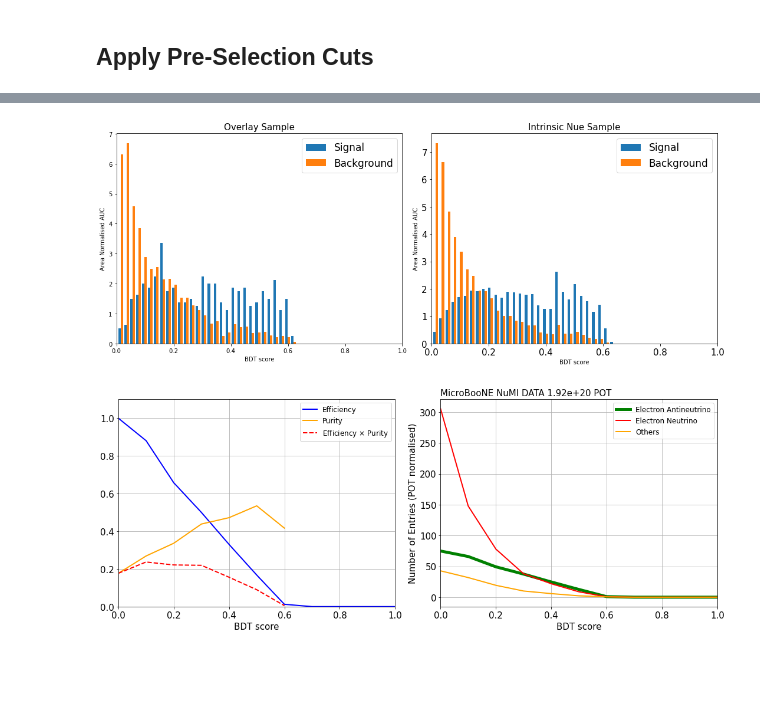
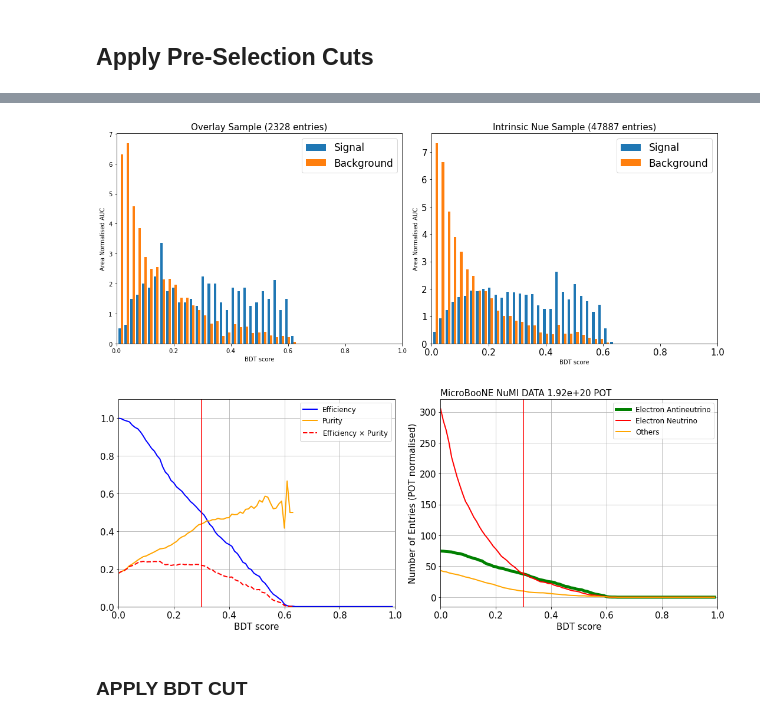
Before and after one commit to mrguzzo/AntinueXSec_WireCell, a Jupyter notebook: antinue.ipynb, the cells around one changed output, grey strips where cells are left out. Cells and saved outputs as stored; diff of their text form; code cells hidden in the pictures; blank space fills up the shorter version.

Commit message:
adding a few plots, DATA POT normalise outputs

```diff
--- a/antinue.ipynb
+++ b/antinue.ipynb
@@ -970,10 +1051,4 @@ df_intrinsic_nue = pd.merge(df_intrinsic_nue, df_intrinsic_nue_multiplicity, lef
 # %%
-# ========================= #
-#                           #
-#   SIGNAL AND BACKGROUND   #
-#                           #
-# ========================= #
-
 # --- define the dataframe that will be used for the second BDT
 df_bdt = pd.concat([df_intrinsic_nue,df_overlay], ignore_index=True) # merge intrinsic nue + overlay for a better nue/antinue stat
 
@@ -983,7 +1058,16 @@ def isSignal(df):
     df_ = notCosmic(df_)                                        # good event reconstruction, not labelled as cosmic
     return df_
 
+def isBackground(df1, df2):
+    # background is everything that is not signal
+    # df1 = full dataframe
+    # df2 = signal dataframe
+    df_ = delete_dataframe(df1, df2)
+    return df_
+
 df_signal = isSignal(df_bdt)
-df_background = delete_dataframe(df_bdt,df_signal) # background is everything that is not signal
+df_background = isBackground(df_bdt, df_signal)
 
 if((len(df_signal)+len(df_background))!=(len(df_bdt))): print('   > Ooops! Check your signal/background definition!')
+
+print(df_bdt.shape)
@@ -1066,4 +1141,8 @@ df_intrinsic_nue.loc[:,'antinue_score'] = antinueBDT.predict_proba(df_intrinsic_
 # %%
+# ========================== #
+#   BDT SCORE DISTRIBUTION   #
+# ========================== #
+
 df_overlay_sig = isSignal(df_overlay)
 df_overlay_bkg = delete_dataframe(df_overlay, df_overlay_sig)
 
@@ -1079,14 +1158,14 @@ fig, axs = plt.subplots(1,2,figsize=(15,6))
 
 axs[0].hist(hist_list, label=label_list, bins=30, density=True) # density=True (histogram integral = 1)
 axs[0].legend(loc='best', ncol=1, prop={'size': 17})
-axs[0].set_title('Overlay Sample', fontsize=size_letter)
+axs[0].set_title('Overlay Sample (%i entries)' % len(df_overlay), fontsize=size_letter)
 axs[0].set_xlabel('BDT score')
 axs[0].set_ylabel('Area Normalised AUC')
 axs[0].set_xlim(0,1)
 
 axs[1].hist(hist_list2, label=label_list, bins=30, density=True) # density=True (histogram integral = 1)
 axs[1].legend(loc='best', ncol=1, prop={'size': 17})
-axs[1].set_title('Intrinsic Nue Sample', fontsize=size_letter)
+axs[1].set_title('Intrinsic Nue Sample (%i entries)' % len(df_intrinsic_nue), fontsize=size_letter)
 axs[1].set_xlabel('BDT score')
 axs[1].set_ylabel('Area Normalised AUC')
 axs[1].set_xlim(0,1)
@@ -1096,5 +1175,14 @@ plt.xticks(fontsize=size_letter)
 
 plt.tight_layout()
 plt.show()
+
+# Comments:
+#      (1) This is the distribution of the BDT score for the overlay and the intrinsic nue samples.
+#          Note that they have a very similar shape, and this is because our pre-selection cuts did
+#          an excellent job removing non nue background from the overlay sample. So both samples look
+#          very similar after the pre-selection cuts, the overlay one has a much smaller stat which
+#          explains the fluctiations.
+#      (2) The number of entries in the title is the absolute number of entries in each dataframe.
+#          Should I always display the DATA POT normalised number of entries for this kind of plot?
 # %% [output]
-[figure, old version]
+[figure, new version]
@@ -1109,8 +1189,6 @@ plt.show()
 # %%
 # ========================= #
-#                           #
 #   PURITY AND EFFICIENCY   #
-#                           #
 # ========================= #
 
 arr_pur = []
@@ -1125,7 +1203,7 @@ arr_nentries_nue = []
 arr_nentries_others = []
 arr_nentries_x = []
 
-step = 0.1           # choose the step
+step = 0.01           # choose the step
 df = df_overlay       # choose which dataframe to use
 
 var = 0
@@ -1158,7 +1236,9 @@ while(var <= 1):
 
     # --- nentries
     df_antinue = df[(df.truth_nuPdg==-12) & (df.truth_isCC==1) & (df.truth_vtxInside==1) & (df.antinue_score>var)]
+    df_antinue = notCosmic(df_antinue)
     df_nue = df[(df.truth_nuPdg==12) & (df.truth_isCC==1) & (df.truth_vtxInside==1) & (df.antinue_score>var)]
+    df_nue = notCosmic(df_nue)
 
     df_rest = delete_dataframe(df, df_antinue)
     df_rest = delete_dataframe(df_rest, df_nue)
@@ -1176,34 +1256,55 @@ while(var <= 1):
     var = var + step
 
 # --- now that we have the arrays, let's plot them :)
+
 plt.close()
 plt.figure(figsize=(15,6))
 
 plt.subplot(121)
 plt.plot(arr_eff_x, arr_eff, c='blue', label='Efficiency', linewidth=2.0)
 plt.plot(arr_pur_x, arr_pur, c='orange', label='Purity', linewidth=2.0)
 plt.plot(arr_mult_x, arr_mult, c='red', linestyle='dashed', label=r'Efficiency $\times$ Purity', linewidth=2.0)
 plt.grid()
 plt.ylim([0,1.1])
 plt.xlim([0,1])
 plt.xlabel('BDT score', fontsize=size_letter)
 plt.legend(loc='best', prop={'size': 12})
 plt.yticks(fontsize=size_letter)
 plt.xticks(fontsize=size_letter)
 
 plt.subplot(122)
 plt.plot(arr_nentries_x, arr_nentries_antinue, c='green', label="Electron Antineutrino", linewidth=5.0)
 plt.plot(arr_nentries_x, arr_nentries_nue, c='red', label="Electron Neutrino", linewidth=2.0)
 plt.plot(arr_nentries_x, arr_nentries_others, c='orange', label="Others", linewidth=2.0)
 plt.grid()
 plt.xlim([0,1])
 plt.xlabel('BDT score', fontsize=size_letter)
 plt.ylabel('Number of Entries (POT normalised)', fontsize=size_letter)
 plt.title('MicroBooNE NuMI DATA %.2e POT' % POT_data, loc='left', fontsize=size_letter)
 plt.legend(loc='best', prop={'size': 12})
 plt.yticks(fontsize=size_letter)
 plt.xticks(fontsize=size_letter)
+
+# ================= #
+#   DRAW BDT CUT?   #
+# ================= #
+
+if(True):
+    antinue_score_cut = 0.3
+    plt.subplot(121)
+    plt.axvline(x=antinue_score_cut, color='r')
+    plt.subplot(122)
+    plt.axvline(x=antinue_score_cut, color='r')
+
 plt.tight_layout()
 plt.show()
+
+# Comments:
+#      (1) When the signal and background is very similar, the BDT has a hard time to distinguish them, and for this reason
+#          our BDT score distribution only goes up to 0.6, because nue and antinue events are basically the same in the LArTPC
+#          so we should not worry about the fact that it goes up to 0.6. It's expected :)
+#      (2) The cut at 0.3 was done by eye for now. This is something that can be optimised later on.
 # %% [output]
-[figure, old version]
+[figure, new version]
+# %% [markdown]
+### APPLY BDT CUT
```
Also changed, not shown: parts of 50 cells of this notebook.
